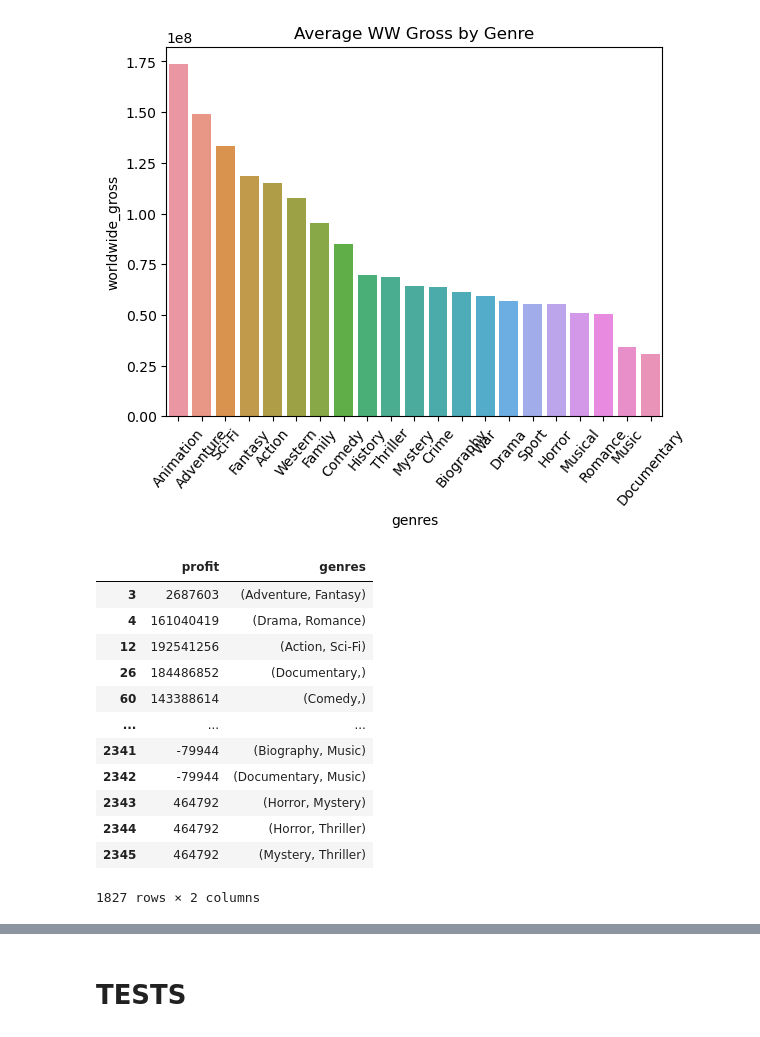
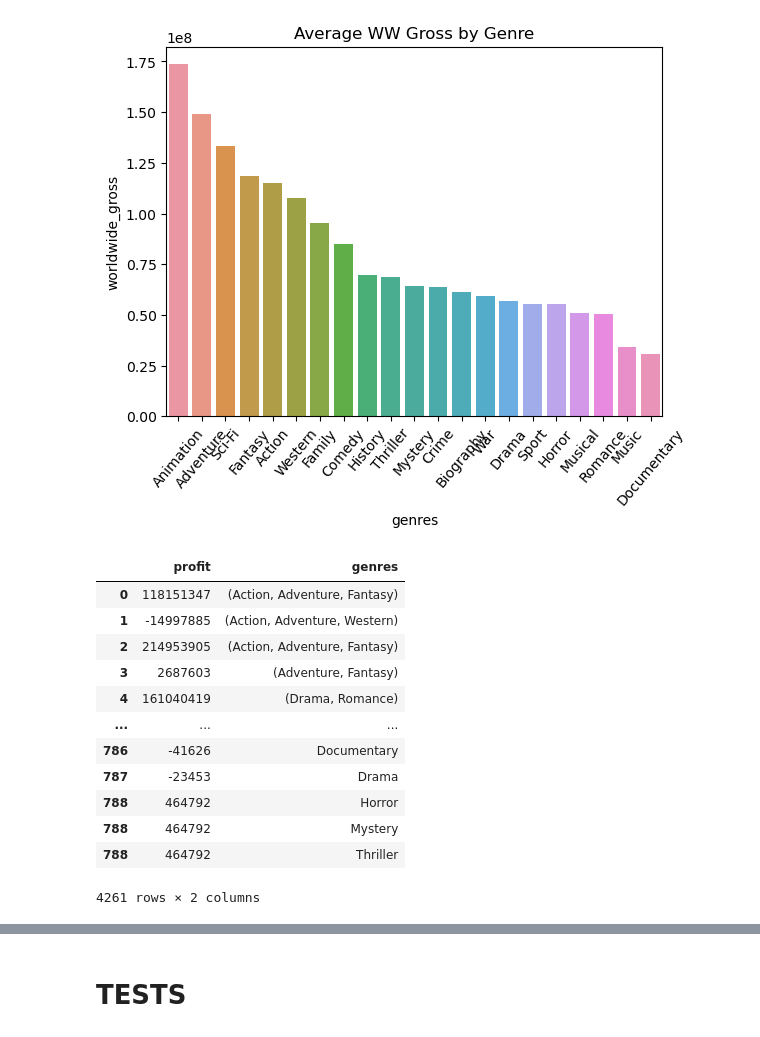
Before and after one commit to alexanderdaffara/Movies_Insights_EDA, a Jupyter notebook: Alex-Notebook.ipynb, the cells around one changed output, grey strips where cells are left out. Cells and saved outputs as stored; diff of their text form; code cells hidden in the pictures.

```diff
--- a/Alex-Notebook.ipynb
+++ b/Alex-Notebook.ipynb
@@ -432,44 +432,52 @@ plt.show()
 [figure]
 # %%
 # profit_genreTuples_df has genres tuples for each film split (exploded) into multiple rows
-# (max of 2 genre's per row)
 genreTuples_df = movie_basics_df.dropna(subset=['genres'])[['movie_id','primary_title','start_year','genres']]
 genreTuples_df['genres'] = genreTuples_df['genres'].map(lambda x: tuple(x.split(',')))
 profit_genreTuples_df = modern_budgets_df.merge(genreTuples_df,
                                                 how='inner',
                                                 left_on=['movie','release_year'],
                                                 right_on=['primary_title', 'start_year'])[['profit','genres']]
+# FOR CONCATENATED VERSION
+exploded = profit_genreTuples_df.explode('genres')
 
+# ONLY EXPLODING 3-GRAMS INTO 2-GRAMS
 for i in profit_genreTuples_df.index:
     row = profit_genreTuples_df.iloc[i]
 
     genres = row['genres']
     if len(genres) == 3:
         new_row = {'profit':row['profit']}
 
         # genres[0,1]
         new_row['genres'] = (genres[0],genres[1])
         profit_genreTuples_df = profit_genreTuples_df.append(new_row, ignore_index=True)
         # genres[0,2]
         new_row['genres'] = (genres[0],genres[2])
         profit_genreTuples_df = profit_genreTuples_df.append(new_row, ignore_index=True)
         # genres[1,2]
         new_row['genres'] = (genres[1],genres[2])
         profit_genreTuples_df = profit_genreTuples_df.append(new_row, ignore_index=True)
 
-profit_genreTuples_df = profit_genreTuples_df.loc[profit_genreTuples_df['genres'].map(lambda x: True if len(x) < 3 else False)]
-profit_genreTuples_df
+
+# REMOVING 3-GRAMS
+# profit_genreTuples_df = profit_genreTuples_df.loc[profit_genreTuples_df['genres'].map(lambda x: True if len(x) < 3 else False)]
+two_grams = profit_genreTuples_df.loc[profit_genreTuples_df['genres'].map(lambda x: True if len(x) >= 2 else False)]
+concatted = pd.concat([two_grams,exploded])
+
+profit_genreTuples_df = concatted
+concatted
 # %% [output]
 |  | profit | genres |
+| 0 | 118151347 | (Action, Adventure, Fantasy) |
+| 1 | -14997885 | (Action, Adventure, Western) |
+| 2 | 214953905 | (Action, Adventure, Fantasy) |
 | 3 | 2687603 | (Adventure, Fantasy) |
 | 4 | 161040419 | (Drama, Romance) |
-| 12 | 192541256 | (Action, Sci-Fi) |
-| 26 | 184486852 | (Documentary,) |
-| 60 | 143388614 | (Comedy,) |
 | ... | ... | ... |
-| 2341 | -79944 | (Biography, Music) |
-| 2342 | -79944 | (Documentary, Music) |
-| 2343 | 464792 | (Horror, Mystery) |
-| 2344 | 464792 | (Horror, Thriller) |
-| 2345 | 464792 | (Mystery, Thriller) |
+| 786 | -41626 | Documentary |
+| 787 | -23453 | Drama |
+| 788 | 464792 | Horror |
+| 788 | 464792 | Mystery |
+| 788 | 464792 | Thriller |
-1827 rows × 2 columns
+4261 rows × 2 columns
```
Also changed, not shown: parts of 5 cells of this notebook.
